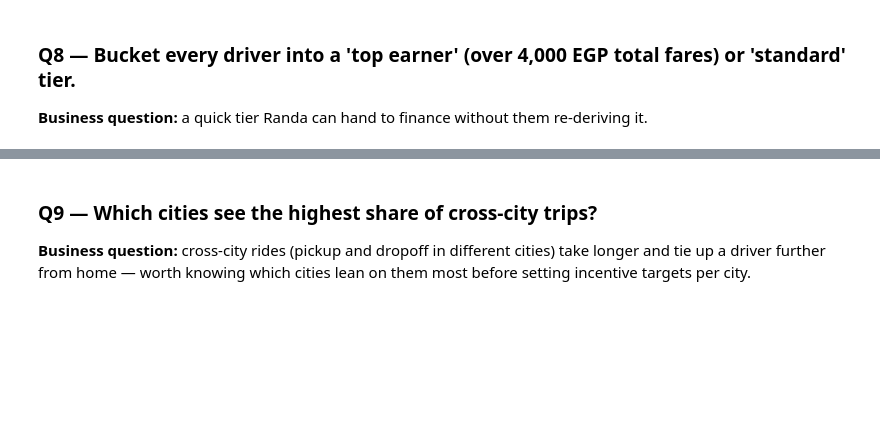
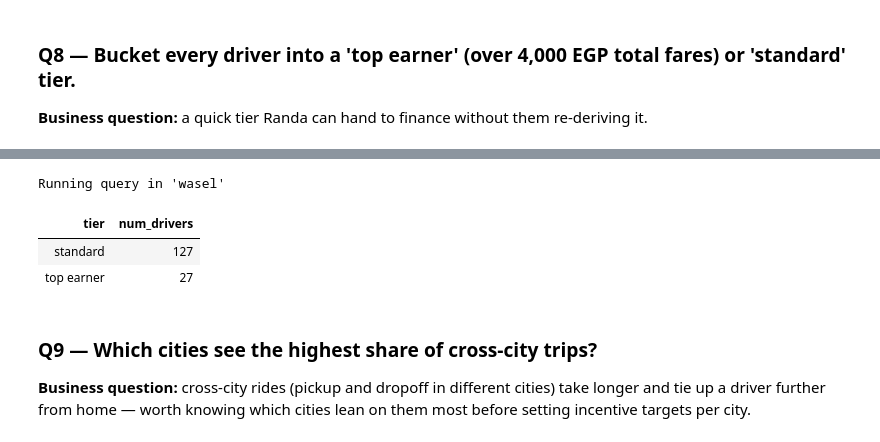
Before and after one commit to a7madmostafa/sql-for-data-analysis, a Jupyter notebook: Day 07/project_07_solutions.ipynb, the cells around one changed output, grey strips where cells are left out. Drawn from its saved outputs; the diff is of its cells as text; code cells hidden in the pictures; blank space fills up the shorter version.

```diff
--- a/Day 07/project_07.ipynb
+++ b/Day 07/project_07_solutions.ipynb
@@ -235,4 +252,20 @@ Running query in 'wasel'
 Truncated to displaylimit of 10.
+# %%
+%%sql
+SELECT tier, COUNT(*) AS num_drivers FROM (
+    SELECT d.driver_id,
+           CASE WHEN SUM(t.fare_amount) > 4000 THEN 'top earner' ELSE 'standard' END AS tier
+    FROM trips t
+    JOIN drivers d ON t.driver_id = d.driver_id
+    WHERE t.status = 'completed'
+    GROUP BY d.driver_id
+) sub
+GROUP BY tier;
+# %% [output]
+Running query in 'wasel'
+| tier | num_drivers |
+| standard | 127 |
+| top earner | 27 |
 # %% [markdown]
 ### Q9 — Which cities see the highest share of cross-city trips?
 
```
Also changed, not shown: parts of 16 cells of this notebook, 43 other files.
